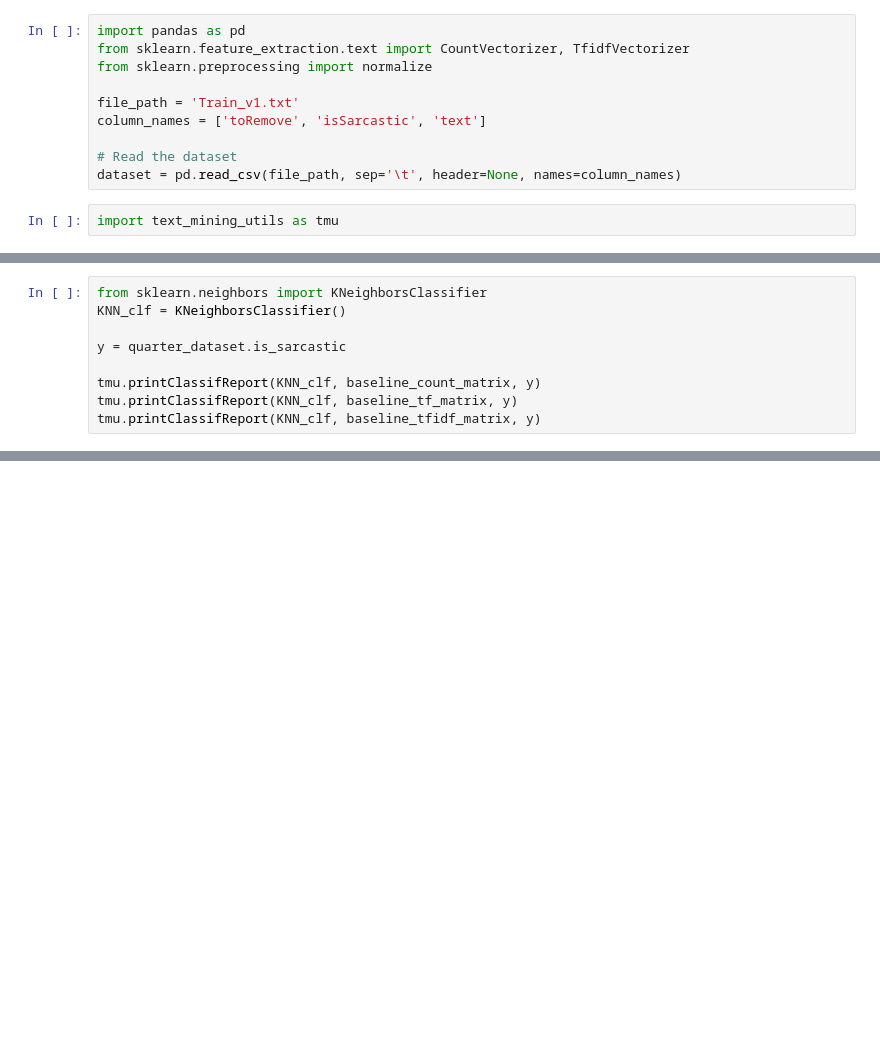
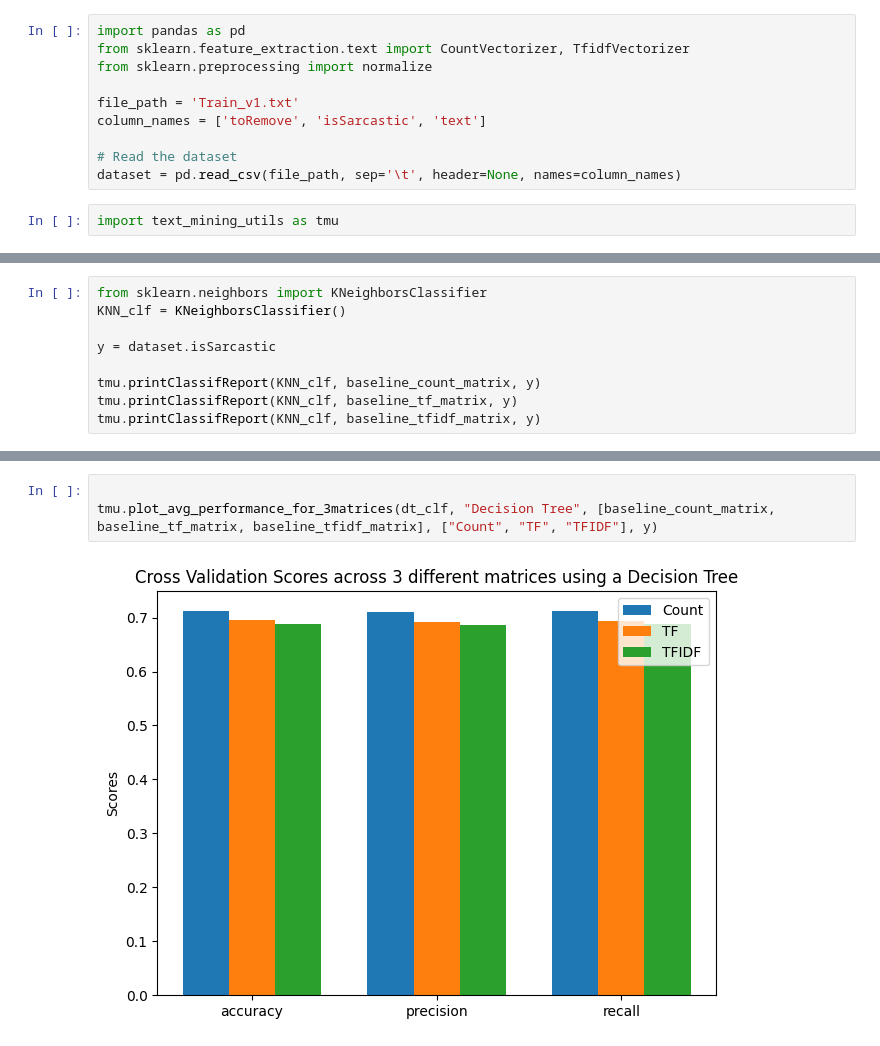
Before and after one commit to Smccb/Text-Analysis-assignment, a Jupyter notebook: Baseline.ipynb, the cells around one changed output, grey strips where cells are left out. Cells and saved outputs as stored; diff of their text form; blank space fills up the shorter version.

```diff
--- a/Baseline.ipynb
+++ b/Baseline.ipynb
@@ -89,7 +170,7 @@ tmu.printClassifReport(dt_clf, baseline_tfidf_matrix, y)
 from sklearn.neighbors import KNeighborsClassifier
 KNN_clf = KNeighborsClassifier()
 
-y = quarter_dataset.is_sarcastic
+y = dataset.isSarcastic
 
 tmu.printClassifReport(KNN_clf, baseline_count_matrix, y)
 tmu.printClassifReport(KNN_clf, baseline_tf_matrix, y)
@@ -96,0 +247,5 @@ tmu.printClassifReport(KNN_clf, baseline_tfidf_matrix, y)
+# %%
+
+tmu.plot_avg_performance_for_3matrices(dt_clf, "Decision Tree", [baseline_count_matrix, baseline_tf_matrix, baseline_tfidf_matrix], ["Count", "TF", "TFIDF"], y)
+# %% [output]
+[figure, added]
```
Also changed, not shown: parts of 16 cells of this notebook, 2 other files.
